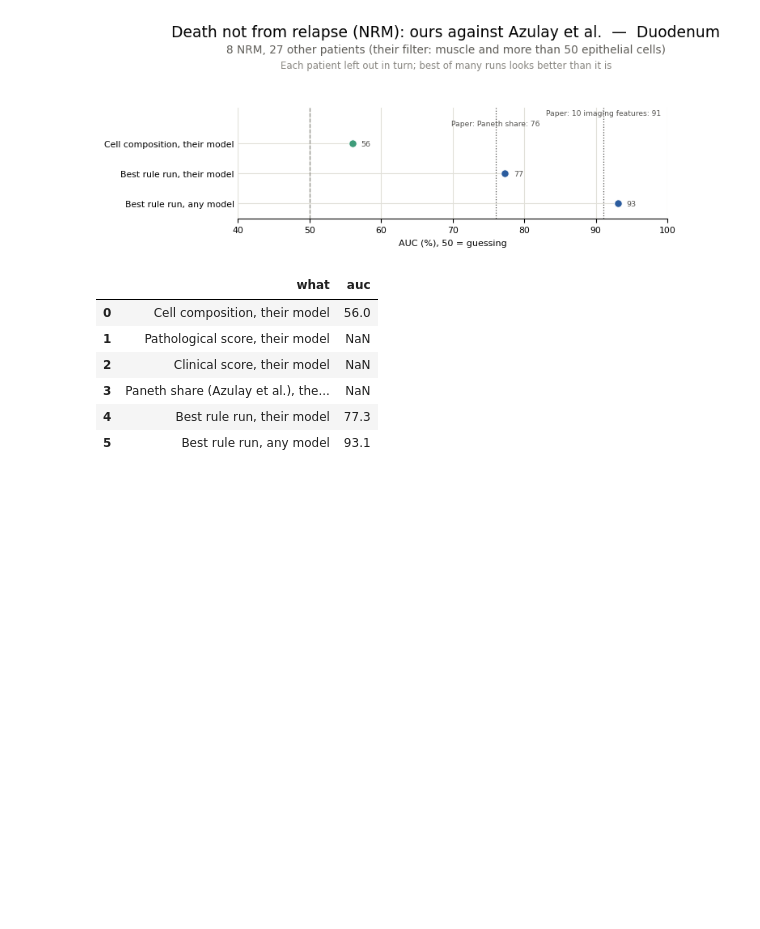
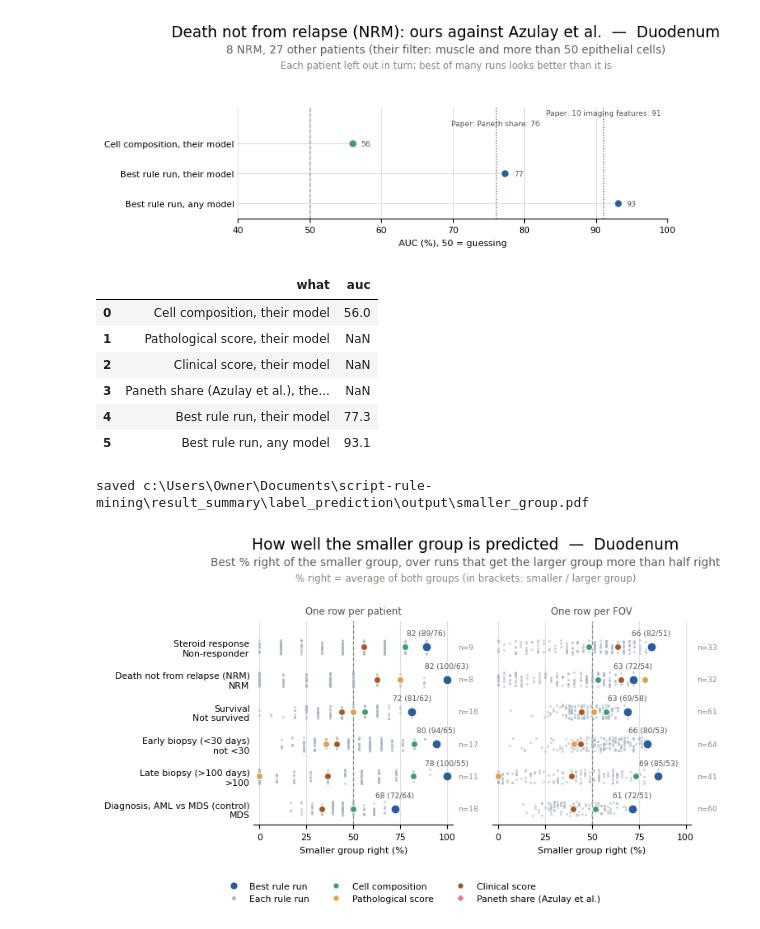
Before and after one commit to rachelbronerHU/bio-association-rule-mining-and-correlation, a Jupyter notebook: result_summary/label_prediction/prediction_results.ipynb, the cells around one changed output. Drawn from its saved outputs; the diff is of its cells as text; code cells hidden in the pictures; blank space fills up the shorter version.

Commit message:
Label prediction - right/total of the best rule run next to each axis label on the both-groups plot; best % right of the smaller group plot (notebook last cell)

```diff
--- a/result_summary/label_prediction/prediction_results.ipynb
+++ b/result_summary/label_prediction/prediction_results.ipynb
@@ -117,3 +117,8 @@ saved c:\Users\Owner\Documents\script-rule-mining\result_summary\label_predictio
 | 3 | Paneth share (Azulay et al.), the... | NaN |
 | 4 | Best rule run, their model | 77.3 |
 | 5 | Best rule run, any model | 93.1 |
+# %%
+pv.plot_smaller_group(runs, save="smaller_group.pdf")
+# %% [output]
+saved c:\Users\Owner\Documents\script-rule-mining\result_summary\label_prediction\output\smaller_group.pdf
+[figure, added]
```
Also changed, not shown: parts of 2 cells of this notebook, 2 other files.
